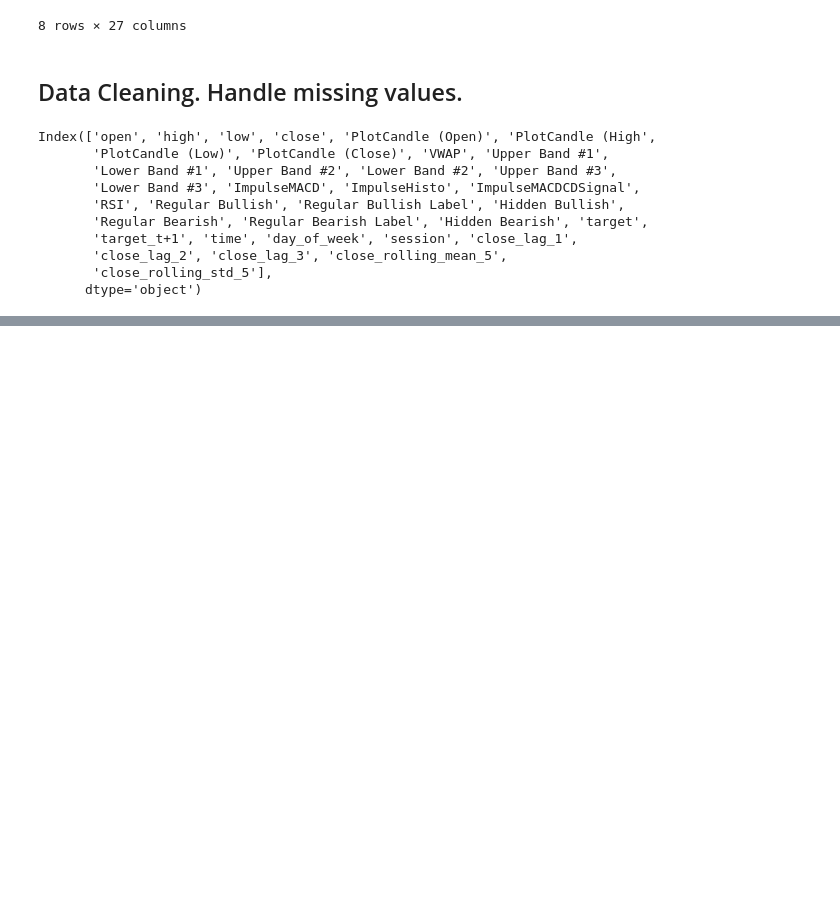
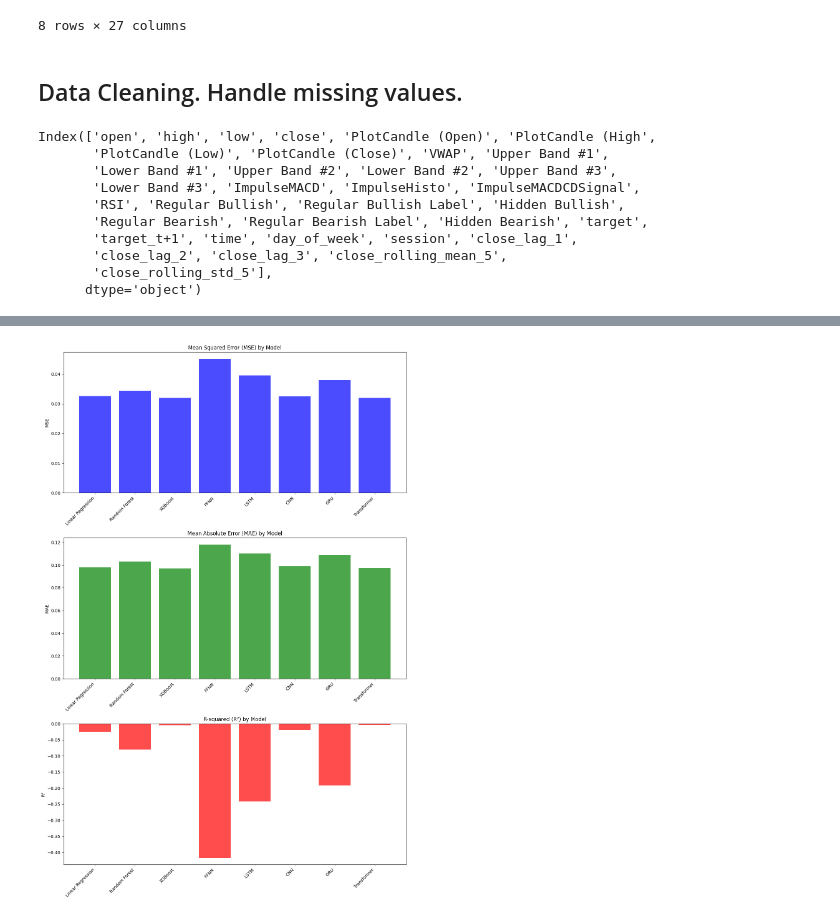
Before and after one commit to jeremiahf24/ADS-504-02-Group-7-Machine-Learning-and-Deep-Learning-for-Data-Science, a Jupyter notebook: nvda.ipynb, the cells around one changed output, grey strips where cells are left out. Saved outputs shown, nothing was run; the diff lists cells and outputs as text; code cells hidden in the pictures; blank space fills up the shorter version.

```diff
--- a/nvda.ipynb
+++ b/nvda.ipynb
@@ -361,0 +577,69 @@ XGBoost 5-fold CV R2: -0.0020804249196019866
+# %%
+import numpy as np
+import pandas as pd
+import matplotlib.pyplot as plt
+from sklearn.metrics import mean_absolute_error
+
+# Calculate performance metrics
+metrics = {
+    'Model': ['Linear Regression', 'Random Forest', 'XGBoost', 'FFNN', 'LSTM', 'CNN', 'GRU', 'Transformer'],
+    'MSE': [
+        mean_squared_error(y_test, lr_predictions),
+        mean_squared_error(y_test, rf_predictions),
+        mean_squared_error(y_test, xgb_predictions),
+        mean_squared_error(y_test, ffnn_predictions.flatten()),
+        mean_squared_error(y_test, lstm_predictions.flatten()),
+        mean_squared_error(y_test, cnn_predictions.flatten()),
+        mean_squared_error(y_test, gru_predictions.flatten()),
+        mean_squared_error(y_test, transformer_predictions.flatten())
+    ],
+    'MAE': [
+        mean_absolute_error(y_test, lr_predictions),
+        mean_absolute_error(y_test, rf_predictions),
+        mean_absolute_error(y_test, xgb_predictions),
+        mean_absolute_error(y_test, ffnn_predictions.flatten()),
+        mean_absolute_error(y_test, lstm_predictions.flatten()),
+        mean_absolute_error(y_test, cnn_predictions.flatten()),
+        mean_absolute_error(y_test, gru_predictions.flatten()),
+        mean_absolute_error(y_test, transformer_predictions.flatten())
+    ],
+    'R²': [
+        r2_score(y_test, lr_predictions),
+        r2_score(y_test, rf_predictions),
+        r2_score(y_test, xgb_predictions),
+        r2_score(y_test, ffnn_predictions.flatten()),
+        r2_score(y_test, lstm_predictions.flatten()),
+        r2_score(y_test, cnn_predictions.flatten()),
+        r2_score(y_test, gru_predictions.flatten()),
+        r2_score(y_test, transformer_predictions.flatten())
+    ]
+}
+
+# Create a DataFrame
+metrics_df = pd.DataFrame(metrics)
+
+# Plot performance metrics
+fig, ax = plt.subplots(3, 1, figsize=(12, 18))
+
+# Plot MSE
+ax[0].bar(metrics_df['Model'], metrics_df['MSE'], color='b', alpha=0.7)
+ax[0].set_title('Mean Squared Error (MSE) by Model')
+ax[0].set_ylabel('MSE')
+ax[0].set_xticklabels(metrics_df['Model'], rotation=45, ha='right')
+
+# Plot MAE
+ax[1].bar(metrics_df['Model'], metrics_df['MAE'], color='g', alpha=0.7)
+ax[1].set_title('Mean Absolute Error (MAE) by Model')
+ax[1].set_ylabel('MAE')
+ax[1].set_xticklabels(metrics_df['Model'], rotation=45, ha='right')
+
+# Plot R²
+ax[2].bar(metrics_df['Model'], metrics_df['R²'], color='r', alpha=0.7)
+ax[2].set_title('R-squared (R²) by Model')
+ax[2].set_ylabel('R²')
+ax[2].set_xticklabels(metrics_df['Model'], rotation=45, ha='right')
+
+plt.tight_layout()
+plt.show()
+# %% [output]
+[figure, added]
```
Also changed, not shown: parts of 7 cells of this notebook.
